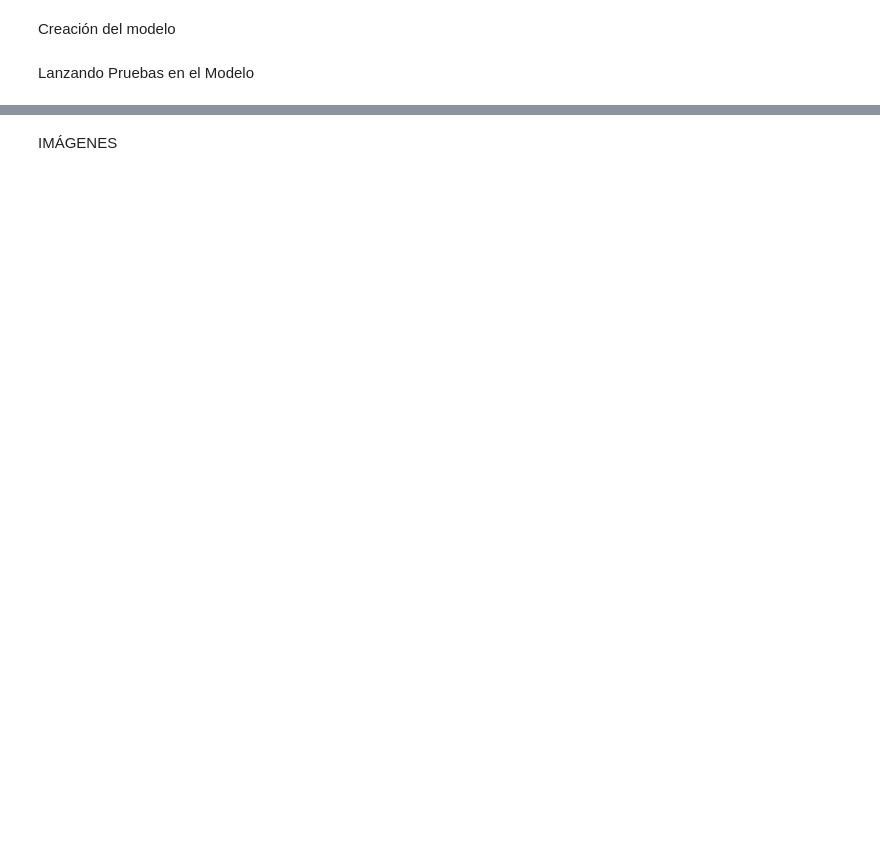
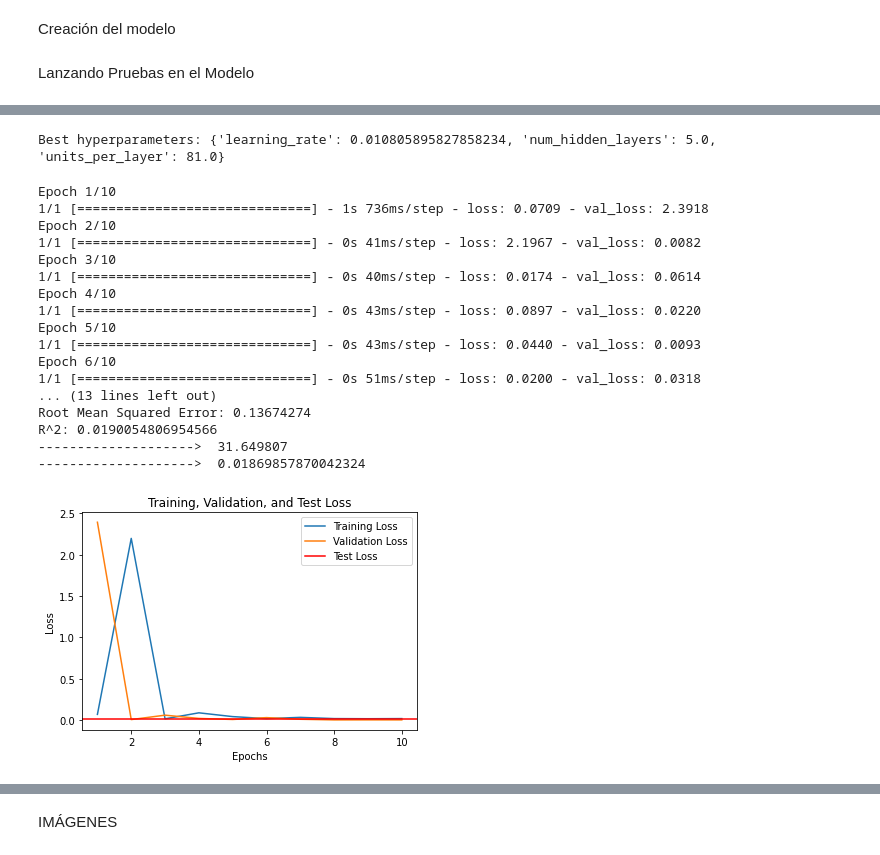
Before and after one commit to n1rocket/deep_learning_armandobueno, a Jupyter notebook: Práctica/armando_bueno_practica.ipynb, the cells around one changed output, grey strips where cells are left out. Cells and saved outputs as stored; diff of their text form; code cells hidden in the pictures; blank space fills up the shorter version.

```diff
--- a/Práctica/armando_bueno_practica.ipynb
+++ b/Práctica/armando_bueno_practica.ipynb
@@ -558,8 +558,10 @@ print(max_price)
 full_df['Average Review'] = full_df['Average Review'].fillna(full_df['Average Review'].mean())
 # %%
 full_df['Host Response Rate'] = full_df['Host Response Rate'].fillna(full_df['Host Response Rate'].mean())
+# %%
+full_df['Bedrooms'] = full_df['Bedrooms'].fillna(full_df['Bedrooms'].mean())
 # %%
-full_df.dropna(inplace=True)
+#full_df.dropna(inplace=True)
 # %%
 print(f'El dataframe tiene un total de {len(full_df)} filas.')
 len(full_df) - full_df.count() # vemos cuántos valores NaN hay por columna
@@ -789,8 +807,7 @@ import numpy as np
 import tensorflow as tf
 from tensorflow.keras.models import Sequential
 from tensorflow.keras.layers import Dense, Flatten
-from tensorflow.keras.optimizers import SGD, Adam
-from tensorflow.keras.optimizers.schedules import ExponentialDecay
+from tensorflow.keras.optimizers.legacy import Adam
 from sklearn.metrics import mean_absolute_error, mean_squared_error, r2_score
 import matplotlib.pyplot as plt
 
@@ -810,13 +827,13 @@ def train_network_decay_fnact_b1_mse(activation_function, learning_rate, lr_deca
   decay_steps = 1000
   decay_rate = 0.96
 
-  lr_schedule = ExponentialDecay(
-    initial_learning_rate=learning_rate,
-    decay_steps=decay_steps,
-    decay_rate=decay_rate)
+  #lr_schedule = ExponentialDecay(
+  #  initial_learning_rate=learning_rate,
+  #  decay_steps=decay_steps,
+  #  decay_rate=decay_rate)
 
-  opt_sgd = SGD(lr_schedule)
-  opt_adam = Adam(lr=learning_rate, decay=lr_decay)
+  #opt_sgd = SGD(lr_schedule)
+  opt_adam = Adam(learning_rate=learning_rate, decay=lr_decay)
 
   model.compile(loss="mean_squared_error", optimizer=opt_adam, metrics=["mse"])  #(X)
 
@@ -974,8 +1140,7 @@ import numpy as np
 import tensorflow as tf
 from tensorflow.keras.models import Sequential
 from tensorflow.keras.layers import Dense, Flatten
-from tensorflow.keras.optimizers import SGD, Adam
-from tensorflow.keras.optimizers.schedules import ExponentialDecay
+from tensorflow.keras.optimizers.legacy import Adam
 from sklearn.metrics import mean_absolute_error, mean_squared_error, r2_score
 import matplotlib.pyplot as plt
 
@@ -1004,16 +1169,16 @@ def train_network_decay_fnact_b1_mse_optimization(activation_function, learning_
   model.add(Dense(1, activation=tf.nn.sigmoid))
   # Compilamos y entrenamos el modelo SGD
   print("[INFO]: Entrenando red neuronal...")
-  decay_steps = 1000
-  decay_rate = 0.96
+  #decay_steps = 1000
+  #decay_rate = 0.96
 
-  lr_schedule = ExponentialDecay(
-    initial_learning_rate=learning_rate,
-    decay_steps=decay_steps,
-    decay_rate=decay_rate)
+  #lr_schedule = ExponentialDecay(
+  #  initial_learning_rate=learning_rate,
+  #  decay_steps=decay_steps,
+  #  decay_rate=decay_rate)
 
-  opt_sgd = SGD(lr_schedule)
-  opt_adam = Adam(lr=learning_rate, decay=lr_decay)
+  #opt_sgd = SGD(lr_schedule)
+  opt_adam = Adam(learning_rate=learning_rate, decay=lr_decay)
 
   model.compile(loss="mean_squared_error", optimizer=opt_adam, metrics=["mse"])  #(X)
 
@@ -1131,12 +1296,16 @@ best = fmin(fn=objective,
             trials=trials)
 
 print('Best hyperparameters:', best)
+# %% [output]
+Best hyperparameters: {'learning_rate': 0.010805895827858234, 'num_hidden_layers': 5.0, 'units_per_layer': 81.0}
 # %%
 #Red optimizada con los best hyperparameters:
 # Optimizamos hiperparámetros
 
-
-model = create_model(3.0, 115.0, 0.007998219241173095)
+#Con todos
+#model = create_model(3.0, 115.0, 0.007998219241173095)
+#Con 200
+model = create_model(5.0, 81.0, 0.010805895827858234)
 
 # Entrenando la solución
 H = model.fit(X_train, y_train, validation_data=(X_val, y_val), epochs=10, batch_size=batch_size)  #(X)
@@ -1166,33 +1335,52 @@ y_test_reshaped_desn = y_test_reshaped * max_price
 
 # print("y_pred: ", y_pred)
 # print("y_test_reshaped: ", y_test_reshaped)
 
 y_pred_denorm = test_predictions[:, 0] * max_price
 y_test_denorm = y_test * max_price
 
 error_denorm = np.abs(y_pred_denorm - y_test_denorm)
 
 
 print("--------------------> ", np.mean(error_denorm))
 
 # Accede a las pérdidas de entrenamiento y validación
 training_loss = H.history['loss']
 validation_loss = H.history['val_loss']
 
 # Crea una lista de números enteros para representar las épocas
 epochs = range(1, len(training_loss) + 1)
 
 print("--------------------> ", test_loss)
 
 # Crea el plot de las pérdidas
 plt.plot(epochs, training_loss, label='Training Loss')
 plt.plot(epochs, validation_loss, label='Validation Loss')
 plt.axhline(test_loss, color='red', label='Test Loss')
 plt.xlabel('Epochs')
 plt.ylabel('Loss')
 plt.title('Training, Validation, and Test Loss')
 plt.legend()
 plt.show()
+# %% [output]
+Epoch 1/10
+1/1 [==============================] - 1s 736ms/step - loss: 0.0709 - val_loss: 2.3918
+Epoch 2/10
+1/1 [==============================] - 0s 41ms/step - loss: 2.1967 - val_loss: 0.0082
+Epoch 3/10
+1/1 [==============================] - 0s 40ms/step - loss: 0.0174 - val_loss: 0.0614
+Epoch 4/10
+1/1 [==============================] - 0s 43ms/step - loss: 0.0897 - val_loss: 0.0220
+Epoch 5/10
+1/1 [==============================] - 0s 43ms/step - loss: 0.0440 - val_loss: 0.0093
+Epoch 6/10
+1/1 [==============================] - 0s 51ms/step - loss: 0.0200 - val_loss: 0.0318
+... (13 lines left out)
+Root Mean Squared Error: 0.13674274
+R^2: 0.0190054806954566
+-------------------->  31.649807
+-------------------->  0.01869857870042324
+[figure, added]
 # %%
 residuals = y_pred_desn - y_test_reshaped_desn
 plt.scatter(y_pred_desn, residuals)
```
Also changed, not shown: parts of 24 cells of this notebook.
